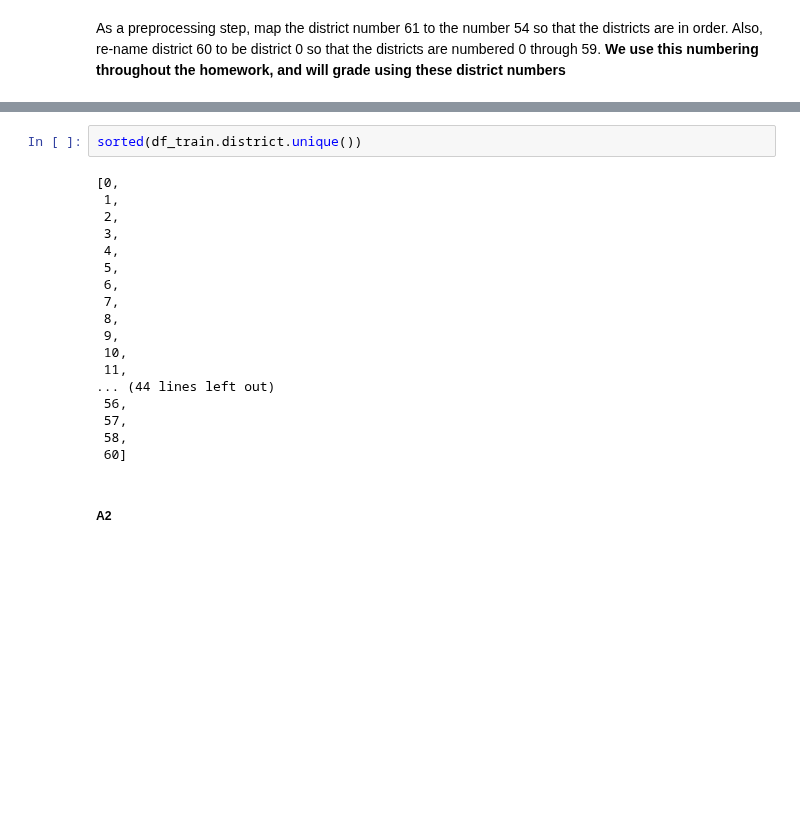
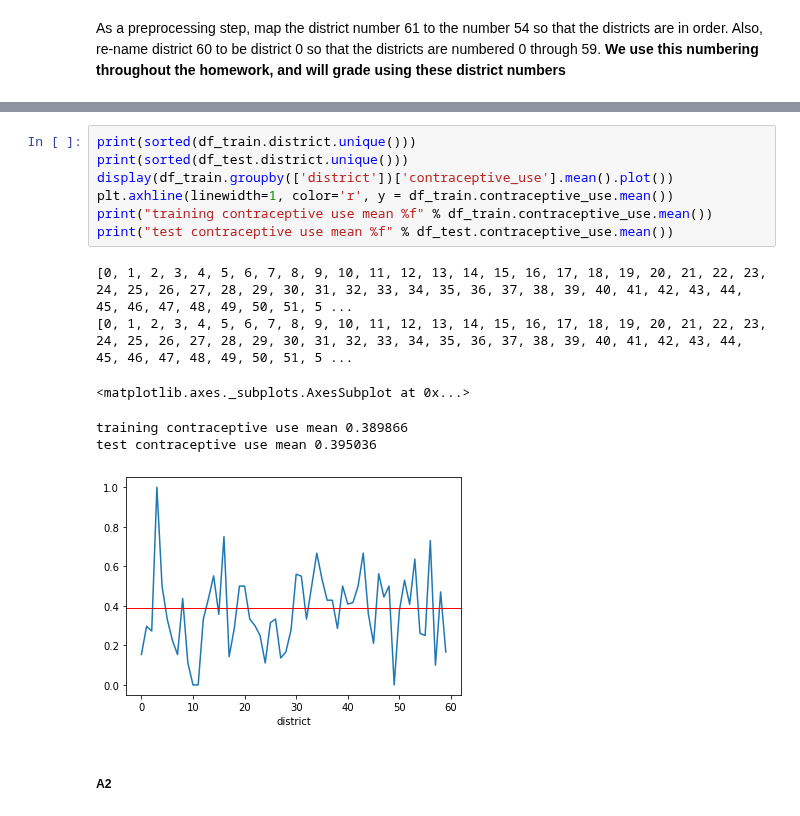
Before and after one commit to jackxxu/2020-CS109B, a Jupyter notebook: content/homeworks/hw03/notebook/cs109b_hw3.ipynb, the cells around one changed output, grey strips where cells are left out. Saved outputs shown, nothing was run; the diff lists cells and outputs as text; blank space fills up the shorter version.

```diff
--- a/content/homeworks/hw03/notebook/cs109b_hw3.ipynb
+++ b/content/homeworks/hw03/notebook/cs109b_hw3.ipynb
@@ -94,26 +94,20 @@ convert_district(df_test, 59, 0)
 | 4 | 34 | 1 | 4 | 8.4400 | 0 |
 (967, 5)
 (967, 5)
-# %%
-sorted(df_train.district.unique())
-# %% [output]
-[0,
- 1,
- 2,
- 3,
- 4,
- 5,
- 6,
- 7,
- 8,
- 9,
- 10,
- 11,
-... (44 lines left out)
- 56,
- 57,
- 58,
- 60]
+# %%
+print(sorted(df_train.district.unique()))
+print(sorted(df_test.district.unique()))
+display(df_train.groupby(['district'])['contraceptive_use'].mean().plot())
+plt.axhline(linewidth=1, color='r', y = df_train.contraceptive_use.mean())
+print("training contraceptive use mean %f" % df_train.contraceptive_use.mean())
+print("test contraceptive use mean %f" % df_test.contraceptive_use.mean())
+# %% [output]
+[0, 1, 2, 3, 4, 5, 6, 7, 8, 9, 10, 11, 12, 13, 14, 15, 16, 17, 18, 19, 20, 21, 22, 23, 24, 25, 26, 27, 28, 29, 30, 31, 32, 33, 34, 35, 36, 37, 38, 39, 40, 41, 42, 43, 44, 45, 46, 47, 48, 49, 50, 51, 5 ...
+[0, 1, 2, 3, 4, 5, 6, 7, 8, 9, 10, 11, 12, 13, 14, 15, 16, 17, 18, 19, 20, 21, 22, 23, 24, 25, 26, 27, 28, 29, 30, 31, 32, 33, 34, 35, 36, 37, 38, 39, 40, 41, 42, 43, 44, 45, 46, 47, 48, 49, 50, 51, 5 ...
+<matplotlib.axes._subplots.AxesSubplot at 0x...>
+training contraceptive use mean 0.389866
+test contraceptive use mean 0.395036
+[figure, added]
 # %% [markdown]
 ##### **A2**
 # %% [markdown]
```
Also changed, not shown: parts of 6 cells of this notebook.
